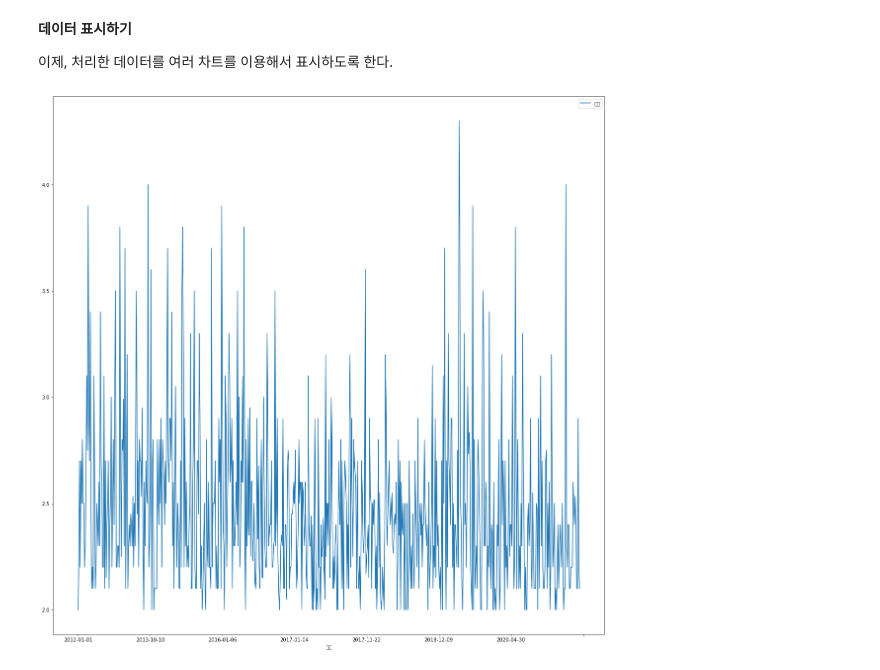
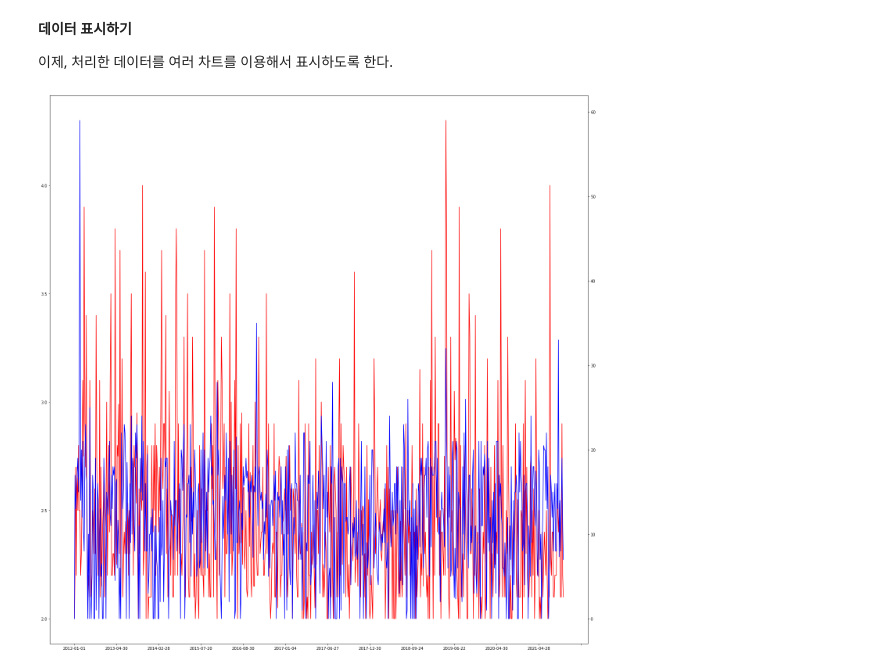
Before and after one commit to lhwlord/Data_Analysis_project, a Jupyter notebook: 프로젝트.ipynb, the cells around one changed output. Cells and saved outputs as stored; diff of their text form; code cells hidden in the pictures.

```diff
--- a/프로젝트.ipynb
+++ b/프로젝트.ipynb
@@ -281,15 +316,33 @@ df_quake_process
 **데이터 표시하기**
 
 이제, 처리한 데이터를 여러 차트를 이용해서 표시하도록 한다.
-# %%
-
-import matplotlib.pyplot as plt
-
-
-# 지진 차트 생성
-quake_fig = df_quake_process.plot(figsize=(20,20))
-# %% [output]
-[figure, removed]
+# %%
+
+import matplotlib.pyplot as plt
+import matplotlib.ticker as ticker
+
+# 지진 차트 생성
+#quake_fig = df_quake_process.plot(figsize=(20,20))
+#plt.ylim(-10,60) # 0이 너무 극적으로 떨어져있어서 0임을 확인하기 위한 범위설정
+
+
+
+fig, ax1 = plt.subplots()
+ax1.plot(df_quake_process.index, df_quake_process.규모, color='red')
+ax1.tick_params(axis='y')
+ax1.xaxis.set_major_locator(ticker.MultipleLocator(60))
+
+ax2 = ax1.twinx()
+ax2.plot(df_quake_process.index, df_quake_process.진앙, color='blue')
+ax2.tick_params(axis='y')
+ax2.xaxis.set_major_locator(ticker.MultipleLocator(60))
+
+
+fig.set_size_inches(20, 20)
+fig.tight_layout()
+plt.show()
+# %% [output]
+[figure, added]
 # %%
 # 중간 마무리 : 삼성전자 주식 그래프로 나타내기
 # 참고로, 삼성전자는 2018년 5월 경 액면분할을 해서 시세 자체는 내려갔지만 거래량이 그만큼 늘었다. 이런 변수가 있는 그래프는, 저 시점을 포함한 통계를 내면 안될 것이다.
```
Also changed, not shown: parts of 6 cells of this notebook, 1 other file.
